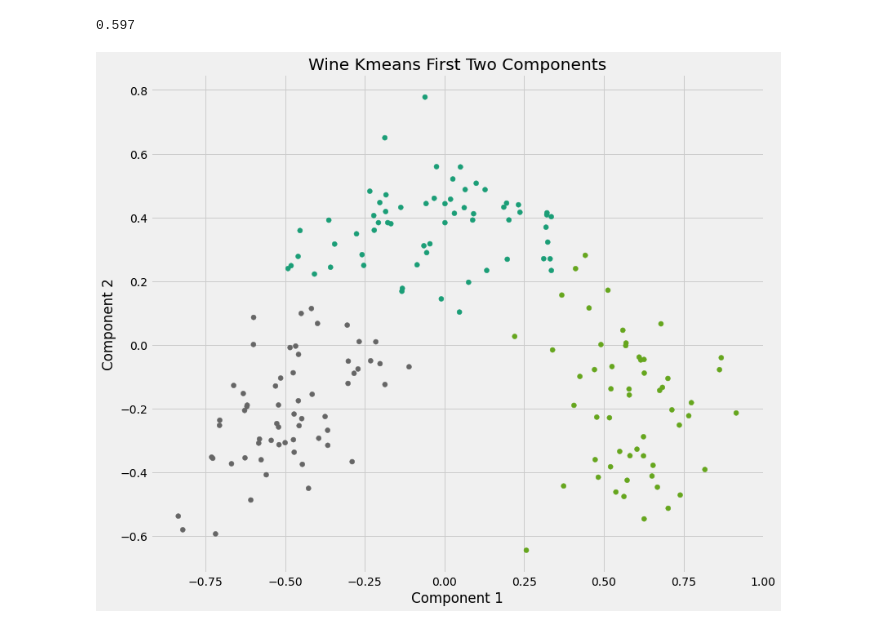
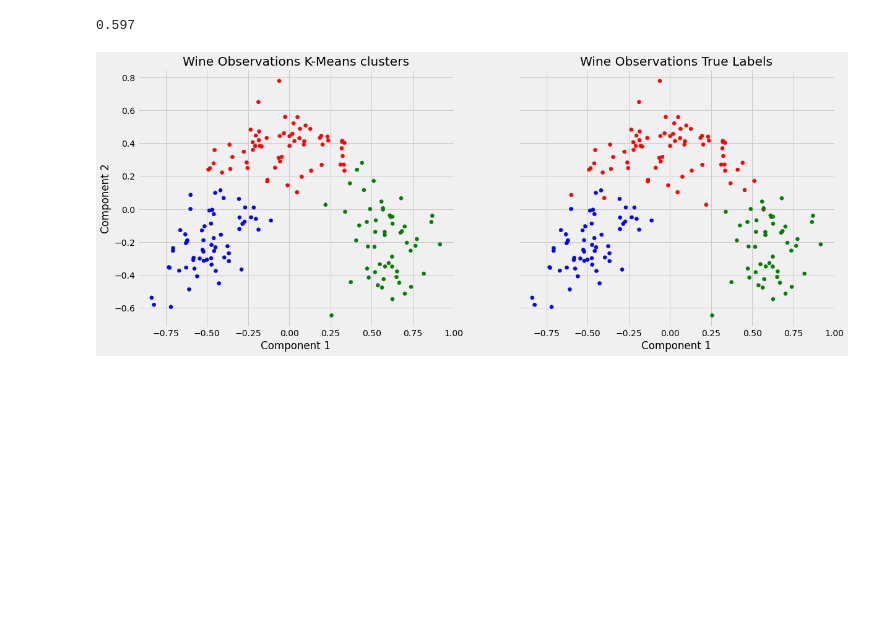
Before and after one commit to LukeMoraglia/ML_algorithms, a Jupyter notebook: KMeans.ipynb, the cells around one changed output. Saved outputs shown, nothing was run; the diff lists cells and outputs as text; code cells hidden in the pictures; blank space fills up the shorter version.

Commit message:
kmeans: add explanation and add graph of real membership

```diff
--- a/KMeans.ipynb
+++ b/KMeans.ipynb
@@ -46,14 +70,22 @@ round(sum(pca_pipe["pca"].explained_variance_ratio_[:2]), 3)
 0.597
 # %%
 # Plot fscores for first two components
-plt.figure(figsize=(12, 12))
-sc = plt.scatter(fscores[:, 0], fscores[:, 1],
-                 c=kmeans_pipe.predict(X), cmap=plt.cm.get_cmap('Dark2', 3))
-ax = sc.axes
-ax.set_aspect('equal')
-plt.title("Wine Kmeans First Two Components")
-plt.xlabel("Component 1")
-plt.ylabel("Component 2")
+fig, (ax1, ax2) = plt.subplots(1, 2, figsize = (18, 12), sharey=True)
+#plt.figure(figsize=(12, 12))
+ax1.scatter(fscores[:, 0], fscores[:, 1],
+            c=pd.Series(kmeans_pipe.predict(X)).map({0: "red", 1: "green", 2:"blue"}))
+ax2.scatter(fscores[:, 0], fscores[:, 1],
+            c=wine_data.target.map({0: "blue", 1: "red", 2:"green"}))
+
+#ax = sc.axes
+ax1.set_aspect('equal')
+ax1.set_title("Wine Observations K-Means clusters")
+ax1.set_xlabel("Component 1")
+ax1.set_ylabel("Component 2")
+ax2.set_aspect('equal')
+ax2.set_title("Wine Observations True Labels")
+ax2.set_xlabel("Component 1")
+
 plt.show()
 # %% [output]
-[figure, old version]
+[figure, new version]
```
Also changed, not shown: parts of 3 cells of this notebook.
